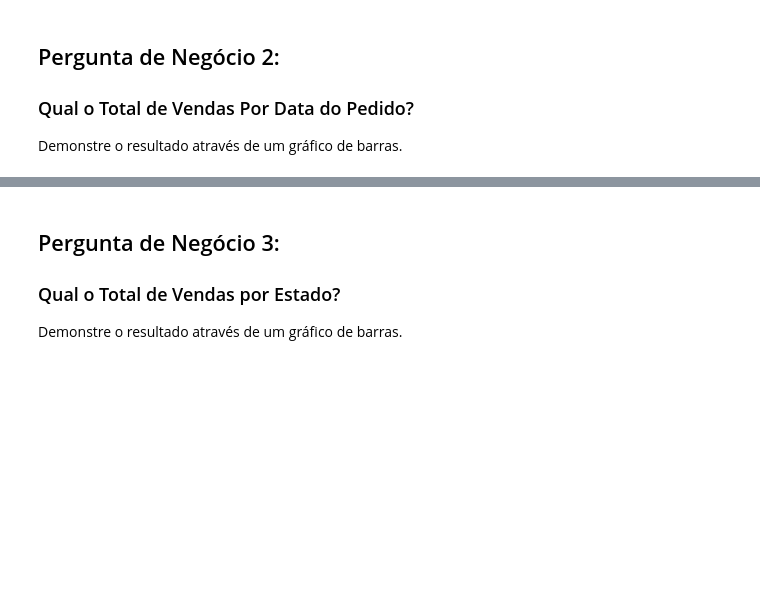
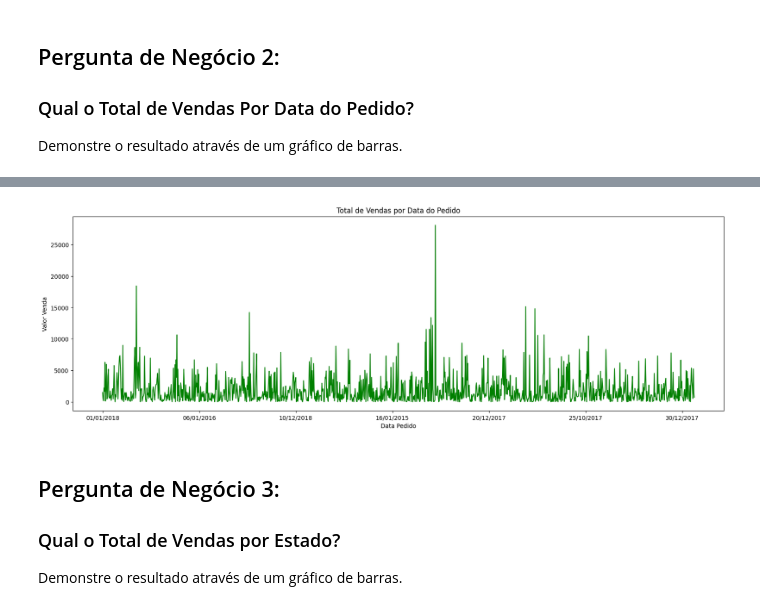
Before and after one commit to Robert-FM/analise-superstore, a Jupyter notebook: Projeto2.ipynb, the cells around one changed output, grey strips where cells are left out. Saved outputs shown, nothing was run; the diff lists cells and outputs as text; code cells hidden in the pictures; blank space fills up the shorter version.

```diff
--- a/Projeto2.ipynb
+++ b/Projeto2.ipynb
@@ -142,3 +164,9 @@ df.head()
 ### Qual o Total de Vendas Por Data do Pedido?
 
 Demonstre o resultado através de um gráfico de barras.
+# %%
+#Calcularmos o total de vendas para cada data de período
+df_f2 = df.groupby('Data_Pedido')['Valor_Venda'].sum()
+
+#Visualizar as cinco primeiras
+df_f2.head()
@@ -145,3 +181,14 @@ Demonstre o resultado através de um gráfico de barras.
+# %%
+#Pandas
+#Plot
+plt.figure(figsize=(20,6))
+df_f2.plot(x='Data_Pedido',y='Valor_Venda',color='g')
+plt.xlabel('Data Pedido')
+plt.ylabel('Valor Venda')
+plt.title('Total de Vendas por Data do Pedido')
+plt.show()
+# %% [output]
+[figure, added]
 # %% [markdown]
 ## Pergunta de Negócio 3:
 
```
Also changed, not shown: parts of 50 cells of this notebook, 2 other files.
